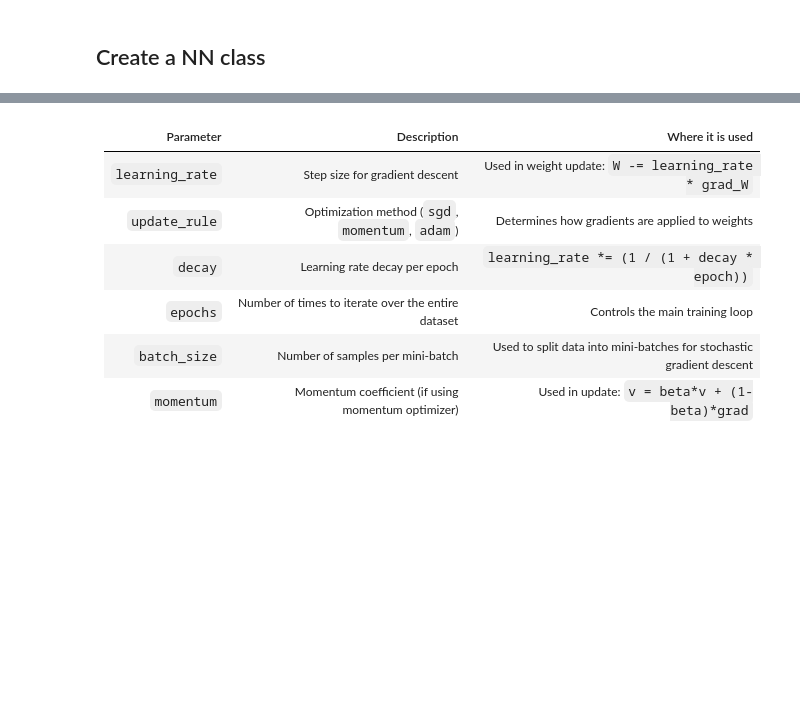
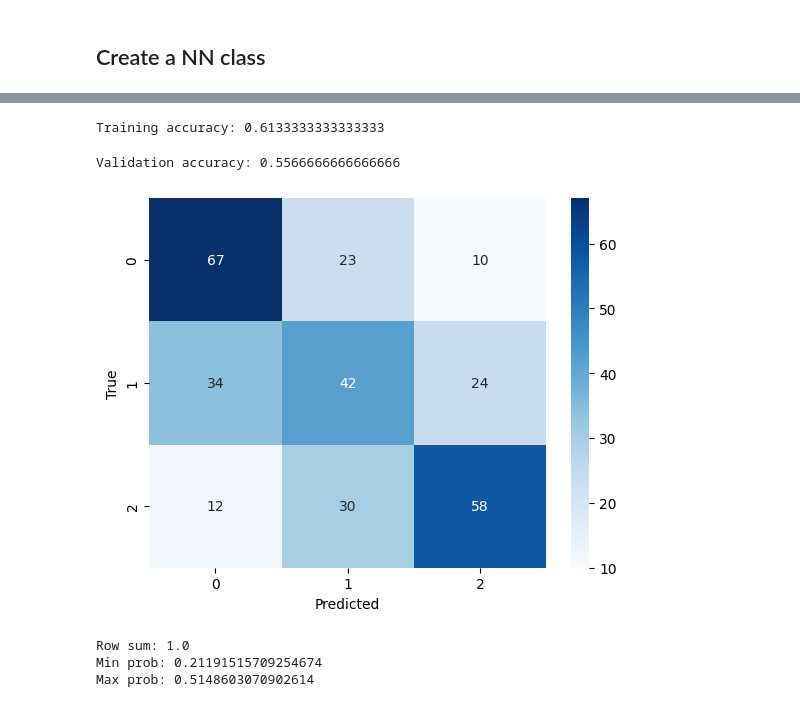
Before and after one commit to nasoskar/ProgrAndMaths, a Jupyter notebook: test.ipynb, the cells around one changed output, grey strips where cells are left out. Drawn from its saved outputs; the diff is of its cells as text; code cells hidden in the pictures; blank space fills up the shorter version.

```diff
--- a/test.ipynb
+++ b/test.ipynb
@@ -368,12 +390,14 @@ class NeuralNetwork:
 
         correct_probs = y_pred[np.arange(N), y_true] #TODO: change to binary formula if dataset is binary
 
+        eps = 1e-15
+        correct_probs = np.clip(correct_probs, eps, 1.0) #forces every number to be within a range to exlude 0 where log(0) -> inf
+
         # loss = average of -log(p) whre p is the predicted probability of the correct class
         loss = -np.sum(np.log(correct_probs)) / N
 
         l1_loss = self.lambda1 * sum(np.sum(np.abs(W)) for W in self.weights)
         l2_loss = self.lambda2 * sum(np.sum(W**2) for W in self.weights)
-
 
         return loss + l1_loss + l2_loss
 
@@ -412,15 +436,15 @@ class NeuralNetwork:
 #lambda1 and lambda 2 can be from 0 to 1
 
 nn = NeuralNetwork(
-    activation_function='sigmoid',
+    activation_function='relu',
     no_of_input_nodes=X_train.shape[1], # input features
-    no_of_hidden_nodes=[32,64,64],
+    no_of_hidden_nodes=[128,128,128],
     no_of_output_nodes=len(np.unique(y_train)),
-    n_epochs=100,
-    lambda1=0.1,
-    lambda2=0.1,
-    lr=0.01,
-    dropout=0.5,
+    n_epochs=200,
+    lambda1=0.0,
+    lambda2=0.0,
+    lr=0.001,
+    dropout=0.2,
     optimizer="adam",
     momentum=0.9
     )
@@ -444,9 +484,38 @@ IndexError: index 7 is out of bounds for axis 1 with size 3
-# %% [markdown]
-| Parameter       | Description                                        | Where it is used                                                     |
-| --------------- | -------------------------------------------------- | -------------------------------------------------------------------- |
-| `learning_rate` | Step size for gradient descent                     | Used in weight update: `W -= learning_rate * grad_W`                 |
-| `update_rule`   | Optimization method (`sgd`, `momentum`, `adam`)    | Determines how gradients are applied to weights                      |
-| `decay`         | Learning rate decay per epoch                      | `learning_rate *= (1 / (1 + decay * epoch))`                         |
-| `epochs`        | Number of times to iterate over the entire dataset | Controls the main training loop                                      |
-| `batch_size`    | Number of samples per mini-batch                   | Used to split data into mini-batches for stochastic gradient descent |
-| `momentum`      | Momentum coefficient (if using momentum optimizer) | Used in update: `v = beta*v + (1-beta)*grad`                         |
+# %%
+y_pred = nn.forward_pass(X_train, training=False)
+y_pred_labels = np.argmax(y_pred, axis=1)
+
+train_accuracy = np.mean(y_pred_labels == y_train)
+print("Training accuracy:", train_accuracy)
+# %% [output]
+Training accuracy: 0.6133333333333333
+# %%
+y_val_pred = nn.forward_pass(X_val, training=False)
+y_val_labels = np.argmax(y_val_pred, axis=1)
+
+val_accuracy = np.mean(y_val_labels == y_val)
+print("Validation accuracy:", val_accuracy)
+# %% [output]
+Validation accuracy: 0.5566666666666666
+# %%
+from sklearn.metrics import confusion_matrix
+
+y_val_pred_labels = np.argmax(y_val_pred, axis=1)
+cm = confusion_matrix(y_val, y_val_pred_labels)
+import seaborn as sns
+import matplotlib.pyplot as plt
+
+sns.heatmap(cm, annot=True, fmt='d', cmap='Blues')
+plt.xlabel('Predicted')
+plt.ylabel('True')
+plt.show()
+# %% [output]
+[figure, added]
+# %%
+print("Row sum:", np.sum(y_pred[0]))
+print("Min prob:", np.min(y_pred))
+print("Max prob:", np.max(y_pred))
+# %% [output]
+Row sum: 1.0
+Min prob: 0.21191515709254674
+Max prob: 0.5148603070902614
```
Also changed, not shown: parts of 9 cells of this notebook.
